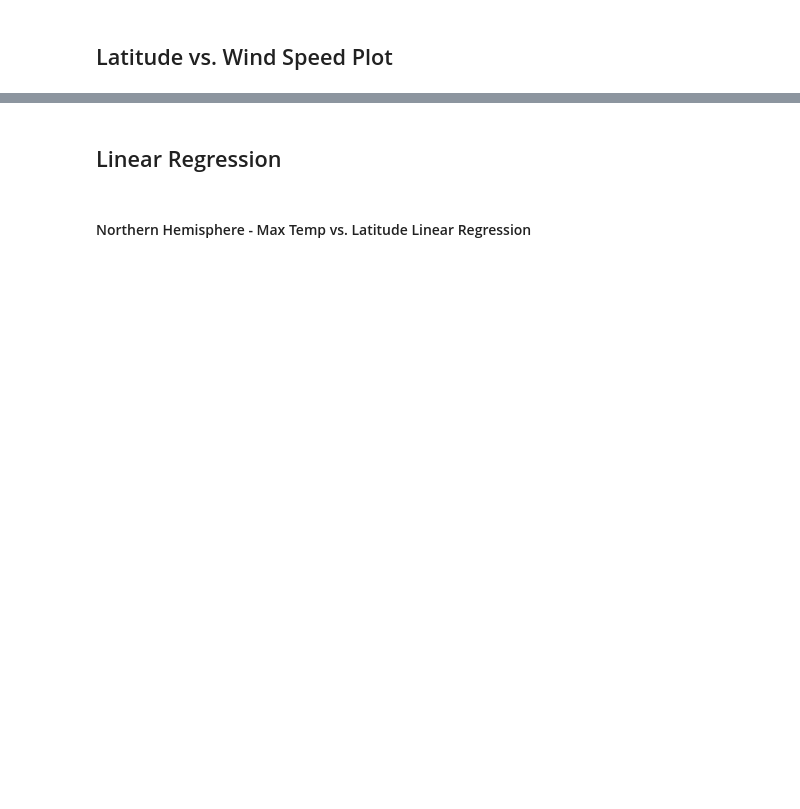
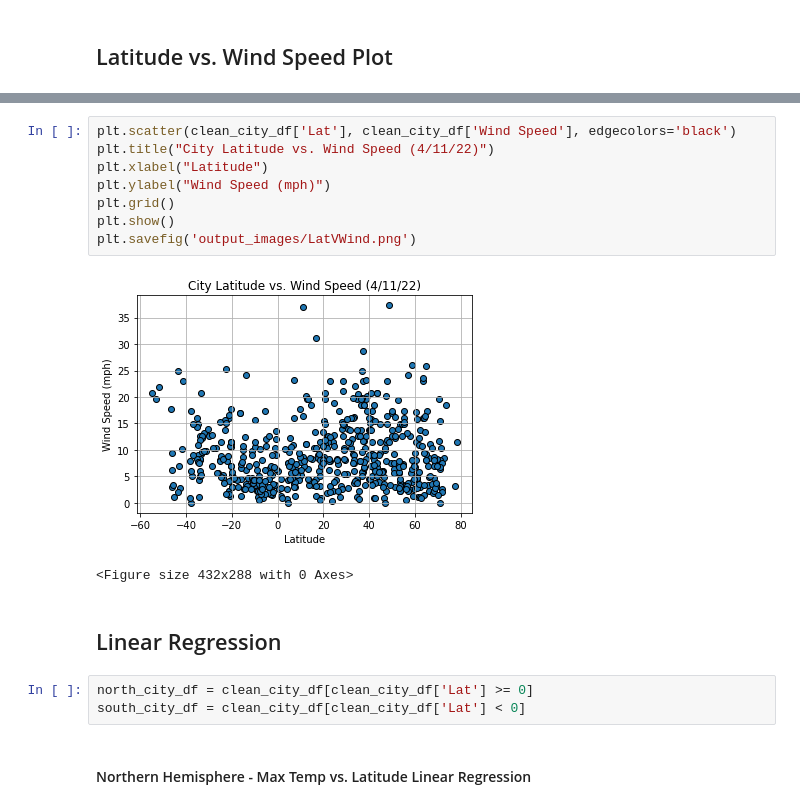
Before and after one commit to rhiana-schafer/python-api-challenge, a Jupyter notebook: WeatherPy/WeatherPy.ipynb, the cells around one changed output, grey strips where cells are left out. Drawn from its saved outputs; the diff is of its cells as text; blank space fills up the shorter version.

```diff
--- a/WeatherPy/WeatherPy.ipynb
+++ b/WeatherPy/WeatherPy.ipynb
@@ -196,4 +213,18 @@ Int64Index([], dtype='int64')
+# %%
+plt.scatter(clean_city_df['Lat'], clean_city_df['Wind Speed'], edgecolors='black')
+plt.title("City Latitude vs. Wind Speed (4/11/22)")
+plt.xlabel("Latitude")
+plt.ylabel("Wind Speed (mph)")
+plt.grid()
+plt.show()
+plt.savefig('output_images/LatVWind.png')
+# %% [output]
+[figure, added]
+<Figure size 432x288 with 0 Axes>
 # %% [markdown]
 ## Linear Regression
+# %%
+north_city_df = clean_city_df[clean_city_df['Lat'] >= 0]
+south_city_df = clean_city_df[clean_city_df['Lat'] < 0]
 # %% [markdown]
 ####  Northern Hemisphere - Max Temp vs. Latitude Linear Regression
```
Also changed, not shown: parts of 34 cells of this notebook, 13 other files.
